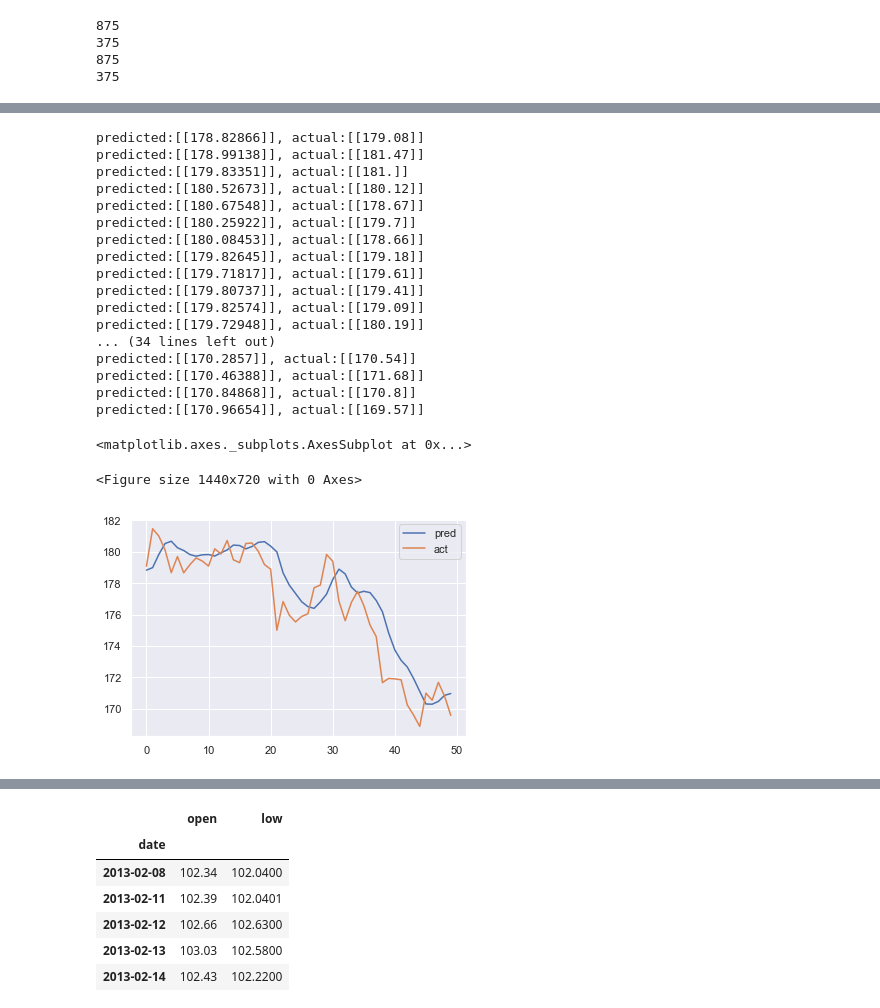
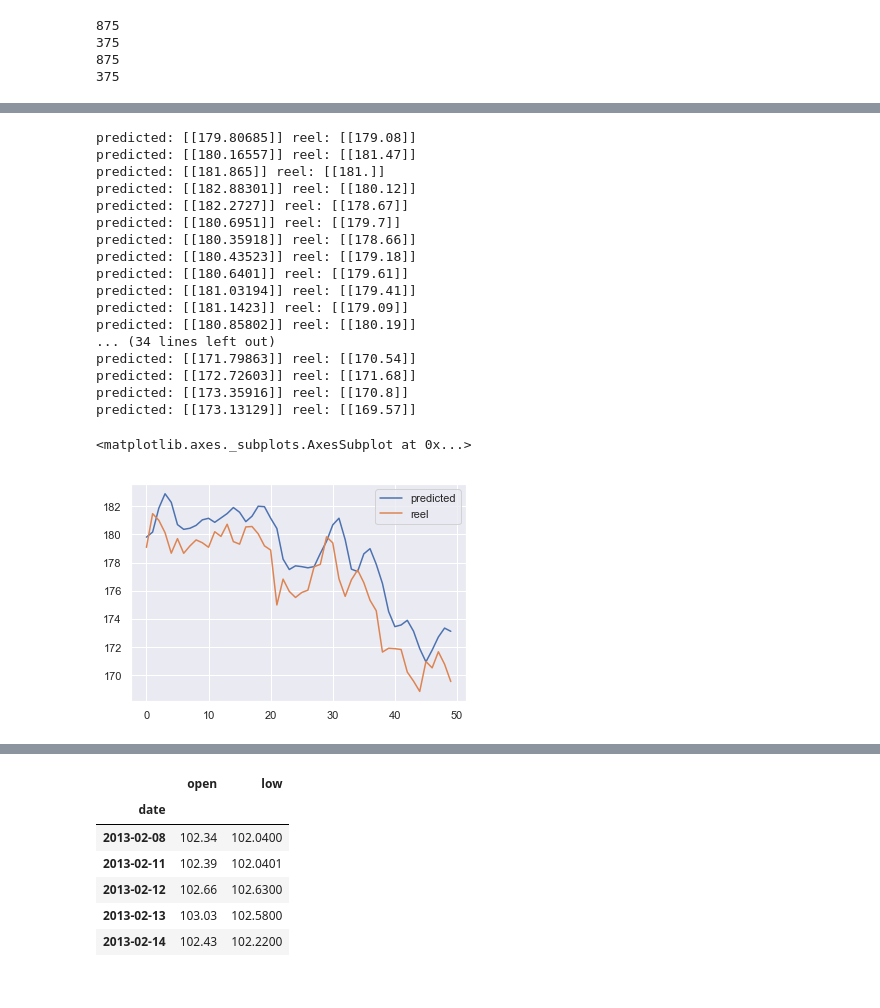
Before and after one commit to mdurandgasselin/IFT-725-TimeSeries, a Jupyter notebook: test_model/test_lstm.ipynb, the cells around one changed output, grey strips where cells are left out. Cells and saved outputs as stored; diff of their text form; code cells hidden in the pictures.

```diff
--- a/test_model/test_lstm.ipynb
+++ b/test_model/test_lstm.ipynb
@@ -60,0 +156,10 @@ Without using pytorch we just did somes test with lstm keras to predict price 'o
+# %%
+#WE print first 50 prediction
+reel = []
+predicted = []
+for i in range(50):
+
+    test_pred = Lstm.predict(X_test[i].reshape(1,3,1))
+    print('predicted:',red.inverse_transform(test_pred),'reel:',red.inverse_transform(y_test[i].reshape(-1,1)))
+    predicted.append(red.inverse_transform(test_pred))
+    reel.append(red.inverse_transform(y_test[i].reshape(-1,1)))
@@ -117,6 +246,6 @@ Lstm.compile(optimizer='adam',loss='mse')
 X_train = X_train.reshape((X_train.shape[0],X_train.shape[1],1))
 X_test = X_test.reshape((X_test.shape[0],X_test.shape[1],1))
 #we train the model
-loss = Lstm.fit(X_train,y_train,epochs=40,validation_data=(X_test,y_test),shuffle=False)
+loss = Lstm.fit(X_train,y_train,epochs=150,validation_data=(X_test,y_test),shuffle=False)
 # %% [output]
 Train on 679 samples, validate on 292 samples
@@ -250,6 +379,6 @@ Lstm.compile(optimizer='adam',loss='mse')
 X_train = X_train.reshape((X_train.shape[0],X_train.shape[1],1))
 X_test = X_test.reshape((X_test.shape[0],X_test.shape[1],1))
 #we train the model
-loss = Lstm.fit(X_train,y_train,epochs=40,validation_data=(X_test,y_test),shuffle=False)
+loss = Lstm.fit(X_train,y_train,epochs=150,validation_data=(X_test,y_test),shuffle=False)
 # %% [output]
 Train on 878 samples, validate on 377 samples
@@ -389,6 +510,6 @@ Lstm.compile(optimizer='adam',loss='mse')
 X_train = X_train.reshape((X_train.shape[0],X_train.shape[1],1))
 X_test = X_test.reshape((X_test.shape[0],X_test.shape[1],1))
 #we train the model
-loss = Lstm.fit(X_train,y_train,epochs=40,validation_data=(X_test,y_test),shuffle=False)
+loss = Lstm.fit(X_train,y_train,epochs=100,validation_data=(X_test,y_test),shuffle=False)
 # %% [output]
 Train on 875 samples, validate on 375 samples
@@ -430,34 +551,33 @@ predicted = []
 for i in range(50):
 
     test_pred = Lstm.predict(X_test[i].reshape(1,8,1))
-    print('predicted:{0}, actual:{1}'.format(red.inverse_transform(test_pred),red.inverse_transform(y_test[i].reshape(-1,1))))
+    print('predicted:',red.inverse_transform(test_pred),'reel:',red.inverse_transform(y_test[i].reshape(-1,1)))
     predicted.append(red.inverse_transform(test_pred))
     reel.append(red.inverse_transform(y_test[i].reshape(-1,1)))
 # %% [output]
-predicted:[[178.82866]], actual:[[179.08]]
-predicted:[[178.99138]], actual:[[181.47]]
-predicted:[[179.83351]], actual:[[181.]]
-predicted:[[180.52673]], actual:[[180.12]]
-predicted:[[180.67548]], actual:[[178.67]]
-predicted:[[180.25922]], actual:[[179.7]]
-predicted:[[180.08453]], actual:[[178.66]]
-predicted:[[179.82645]], actual:[[179.18]]
-predicted:[[179.71817]], actual:[[179.61]]
-predicted:[[179.80737]], actual:[[179.41]]
-predicted:[[179.82574]], actual:[[179.09]]
-predicted:[[179.72948]], actual:[[180.19]]
+predicted: [[179.80685]] reel: [[179.08]]
+predicted: [[180.16557]] reel: [[181.47]]
+predicted: [[181.865]] reel: [[181.]]
+predicted: [[182.88301]] reel: [[180.12]]
+predicted: [[182.2727]] reel: [[178.67]]
+predicted: [[180.6951]] reel: [[179.7]]
+predicted: [[180.35918]] reel: [[178.66]]
+predicted: [[180.43523]] reel: [[179.18]]
+predicted: [[180.6401]] reel: [[179.61]]
+predicted: [[181.03194]] reel: [[179.41]]
+predicted: [[181.1423]] reel: [[179.09]]
+predicted: [[180.85802]] reel: [[180.19]]
 ... (34 lines left out)
-predicted:[[170.2857]], actual:[[170.54]]
-predicted:[[170.46388]], actual:[[171.68]]
-predicted:[[170.84868]], actual:[[170.8]]
-predicted:[[170.96654]], actual:[[169.57]]
+predicted: [[171.79863]] reel: [[170.54]]
+predicted: [[172.72603]] reel: [[171.68]]
+predicted: [[173.35916]] reel: [[170.8]]
+predicted: [[173.13129]] reel: [[169.57]]
 # %%
-output = pd.DataFrame({'pred':list(np.reshape(predicted, (-1))),'act':list(np.reshape(reel, (-1)))})
+output = pd.DataFrame({'predicted':list(np.reshape(predicted, (-1))),'reel':list(np.reshape(reel, (-1)))})
 output.plot(kind='line')
 # %% [output]
 <matplotlib.axes._subplots.AxesSubplot at 0x...>
-<Figure size 1440x720 with 0 Axes>
-[figure, old version]
+[figure, new version]
 # %%
 predicted_t = Lstm.predict(X_test)
 plt.plot(red.inverse_transform(y_test.reshape(-1,1)))
```
Also changed, not shown: parts of 31 cells of this notebook, 3 other files.
